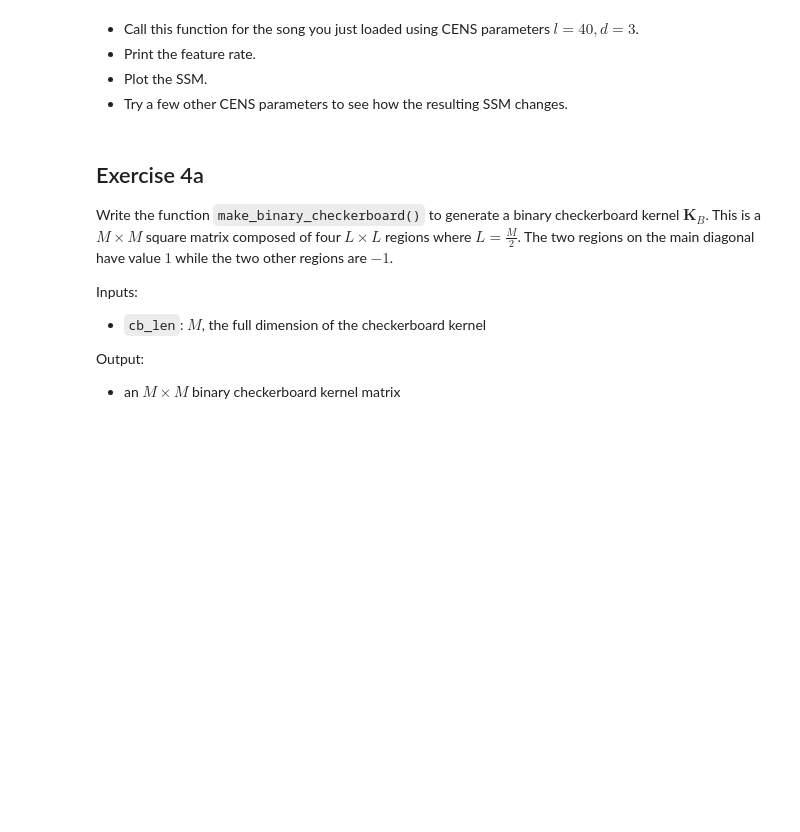
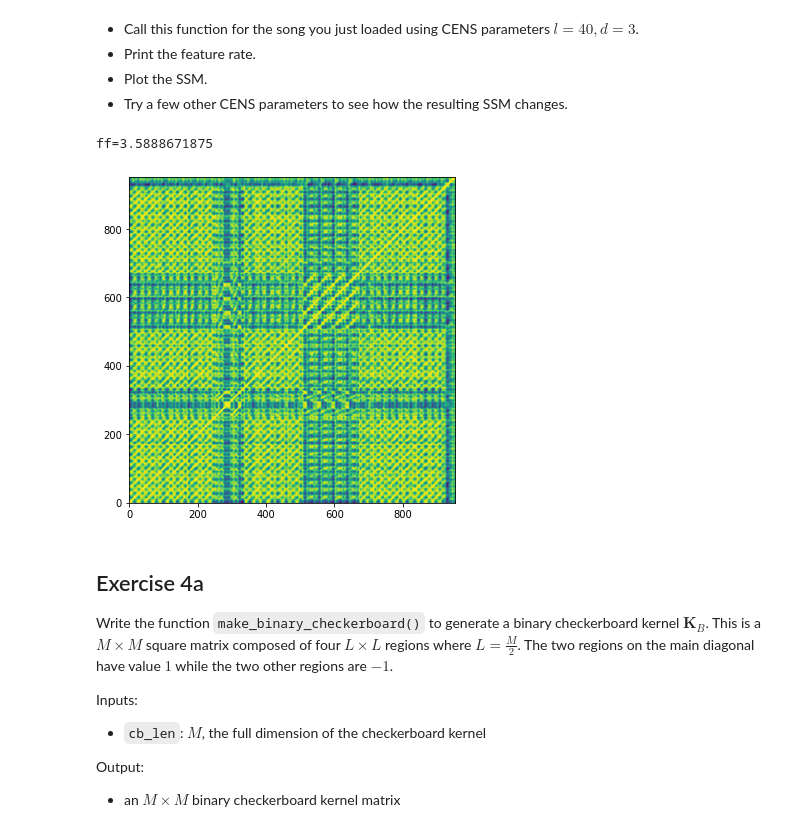
Before and after one commit to jmftrindade/digital_music_processing, a Jupyter notebook: 7_struct/lab7.ipynb, the cells around one changed output. Drawn from its saved outputs; the diff is of its cells as text; code cells hidden in the pictures; blank space fills up the shorter version.

```diff
--- a/7_struct/lab7.ipynb
+++ b/7_struct/lab7.ipynb
@@ -51,0 +51,5 @@ ref = ...
+# %%
+snd = fmp.load_wav("audio/khruangbin-august_10.wav")
+ref = load_annotations("data/khruangbin-august_10.csv")
+
+print(ref)
@@ -74,3 +81,16 @@ def audio_to_ssm(snd, cens_filt_len, cens_ds):
+# %%
+def audio_to_ssm(snd, cens_filt_len, cens_ds):
+    fft_len = 4096
+    hop_size = fft_len // 2
+    fs = 22050
+
+    chroma = fmp.make_chromagram(snd, fs, fft_len, hop_size)
+    chroma = fmp.cens(chroma, cens_filt_len, cens_ds)
+
+    ff = fs / hop_size / cens_ds
+    ssm = np.dot(chroma.T, chroma)
+
+    return ssm, ff
 # %% [markdown]
 - Call this function for the song you just loaded using CENS parameters $l=40, d=3$.
 - Print the feature rate.
@@ -83,3 +99,16 @@ ssm, ff = ..., ...
+# %%
+cens_filt_len = 40
+cens_ds = 3
+ssm, ff = audio_to_ssm(snd, cens_filt_len, cens_ds)
+
+print(f'ff={ff}')
+
+# plot
+plt.figure(figsize=(10,6))
+plt.imshow(ssm, origin='lower');
+# %% [output]
+ff=3.5888671875
+[figure, added]
 # %%
 connect_to_queue()
 # %% [markdown]
```
Also changed, not shown: parts of 17 cells of this notebook, 3 other files.
